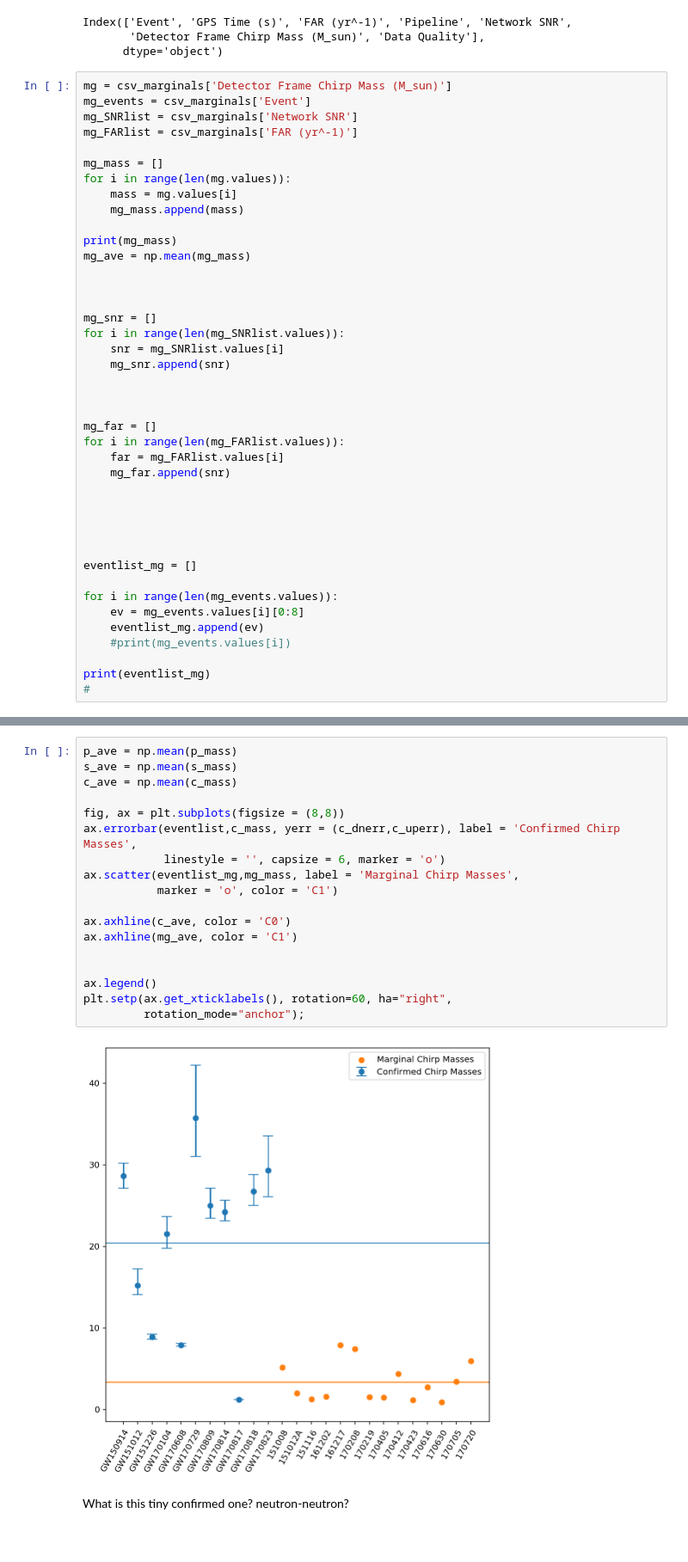
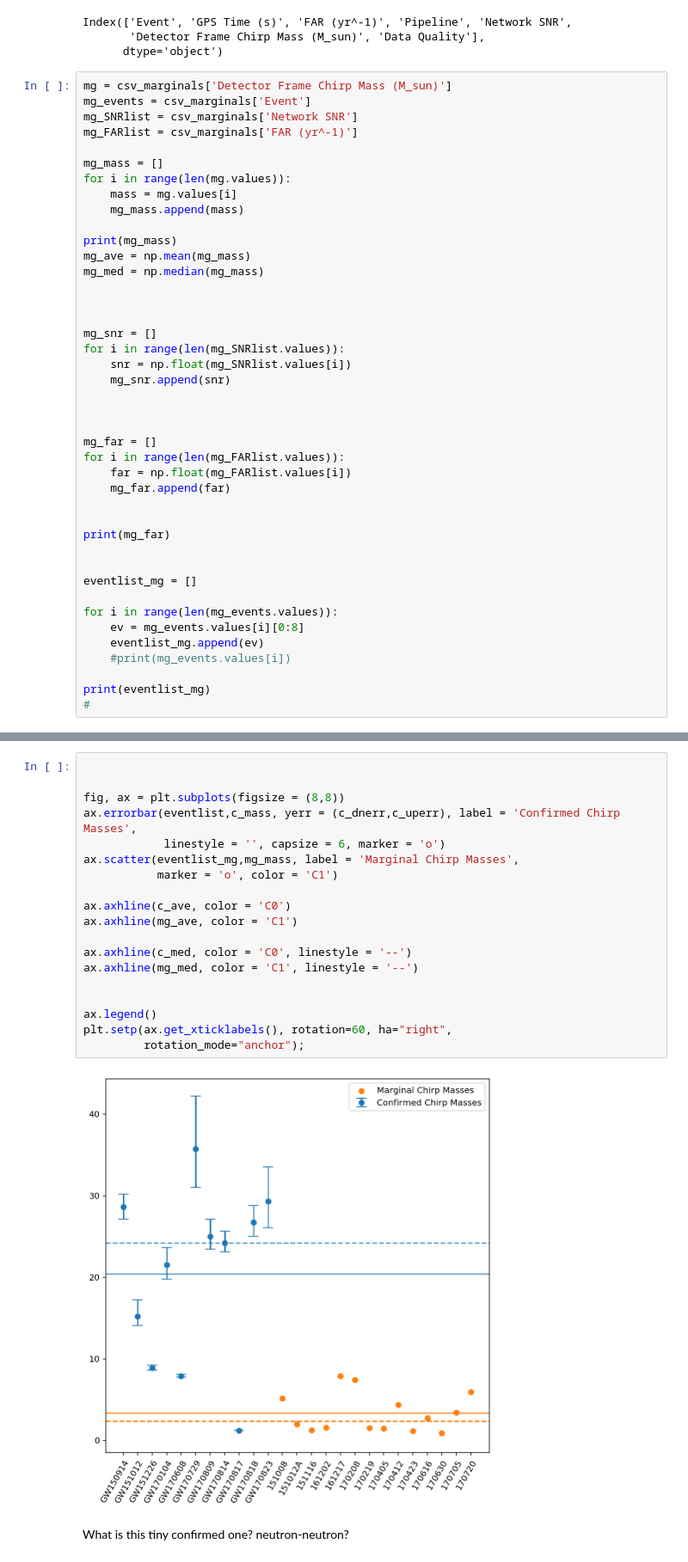
Before and after one commit to charlotteolsen/astrostats_GWproject, a Jupyter notebook: GW_project_massplots.ipynb, the cells around one changed output, grey strips where cells are left out. Shown: that part at 86% size. Drawn from its saved outputs; the diff is of its cells as text.

```diff
--- a/GW_project_massplots.ipynb
+++ b/GW_project_massplots.ipynb
@@ -318,23 +318,24 @@ for i in range(len(mg.values)):
 
 print(mg_mass)
 mg_ave = np.mean(mg_mass)
+mg_med = np.median(mg_mass)
 
 
 
 mg_snr = []
 for i in range(len(mg_SNRlist.values)):
-    snr = mg_SNRlist.values[i]
+    snr = np.float(mg_SNRlist.values[i])
     mg_snr.append(snr)
 
 
 
 mg_far = []
 for i in range(len(mg_FARlist.values)):
-    far = mg_FARlist.values[i]
-    mg_far.append(snr)
+    far = np.float(mg_FARlist.values[i])
+    mg_far.append(far)
 
 
-
+print(mg_far)
 
 
 eventlist_mg = []
@@ -351,24 +353,25 @@ print(eventlist_mg)
 ['151008', '151012A', '151116', '161202', '161217', '170208', '170219', '170405', '170412', '170423', '170616', '170630', '170705', '170720']
 # %%
-p_ave = np.mean(p_mass)
-s_ave = np.mean(s_mass)
-c_ave = np.mean(c_mass)
+
 
 fig, ax = plt.subplots(figsize = (8,8))
 ax.errorbar(eventlist,c_mass, yerr = (c_dnerr,c_uperr), label = 'Confirmed Chirp Masses',
             linestyle = '', capsize = 6, marker = 'o')
 ax.scatter(eventlist_mg,mg_mass, label = 'Marginal Chirp Masses',
            marker = 'o', color = 'C1')
 
 ax.axhline(c_ave, color = 'C0')
 ax.axhline(mg_ave, color = 'C1')
 
+ax.axhline(c_med, color = 'C0', linestyle = '--')
+ax.axhline(mg_med, color = 'C1', linestyle = '--')
+
 
 ax.legend()
 plt.setp(ax.get_xticklabels(), rotation=60, ha="right",
          rotation_mode="anchor");
 # %% [output]
-[figure, old version]
+[figure, new version]
 # %% [markdown]
 What is this tiny confirmed one? neutron-neutron?
 # %% [markdown]
```
Also changed, not shown: parts of 5 cells of this notebook.
